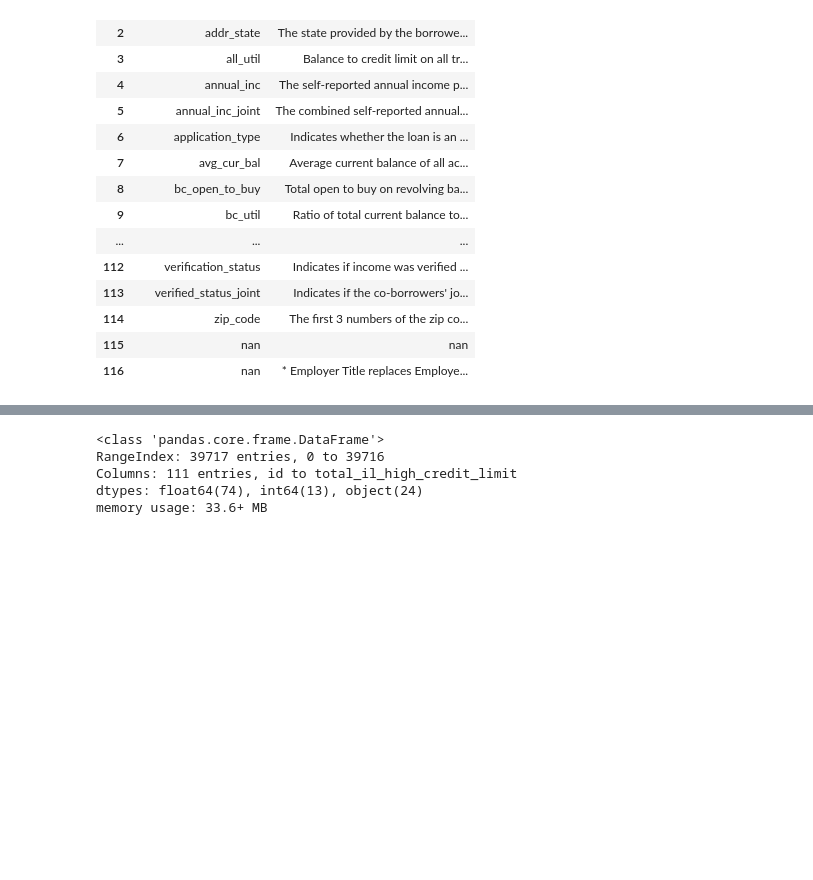
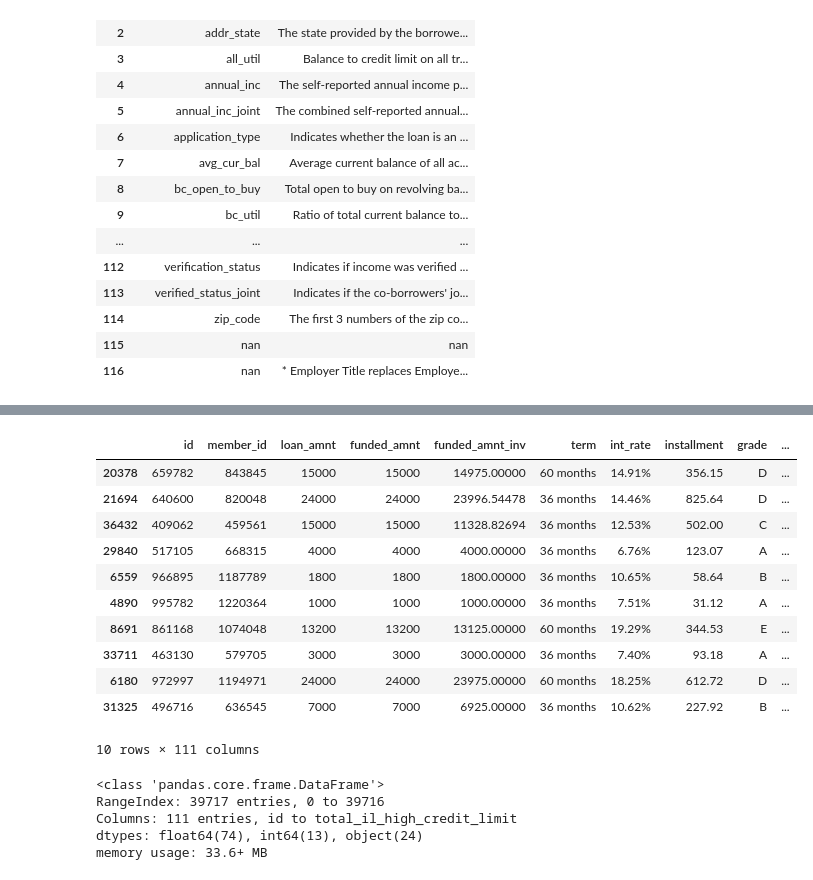
Before and after one commit to SouhardyaBiswas/Lending_Club_CaseStudy, a Jupyter notebook: code/Lending_Club_Case_Study.ipynb, the cells around one changed output, grey strips where cells are left out. Cells and saved outputs as stored; diff of their text form; code cells hidden in the pictures; blank space fills up the shorter version.

```diff
--- a/code/Lending_Club_Case_Study.ipynb
+++ b/code/Lending_Club_Case_Study.ipynb
@@ -237,3 +237,18 @@ loan_df.tail()
+# %%
+loan_df.sample(10)
+# %% [output]
+|  | id | member_id | loan_amnt | funded_amnt | funded_amnt_inv | term | int_rate | installment | grade | ... |
+| 20378 | 659782 | 843845 | 15000 | 15000 | 14975.00000 | 60 months | 14.91% | 356.15 | D | ... |
+| 21694 | 640600 | 820048 | 24000 | 24000 | 23996.54478 | 36 months | 14.46% | 825.64 | D | ... |
+| 36432 | 409062 | 459561 | 15000 | 15000 | 11328.82694 | 36 months | 12.53% | 502.00 | C | ... |
+| 29840 | 517105 | 668315 | 4000 | 4000 | 4000.00000 | 36 months | 6.76% | 123.07 | A | ... |
+| 6559 | 966895 | 1187789 | 1800 | 1800 | 1800.00000 | 36 months | 10.65% | 58.64 | B | ... |
+| 4890 | 995782 | 1220364 | 1000 | 1000 | 1000.00000 | 36 months | 7.51% | 31.12 | A | ... |
+| 8691 | 861168 | 1074048 | 13200 | 13200 | 13125.00000 | 60 months | 19.29% | 344.53 | E | ... |
+| 33711 | 463130 | 579705 | 3000 | 3000 | 3000.00000 | 36 months | 7.40% | 93.18 | A | ... |
+| 6180 | 972997 | 1194971 | 24000 | 24000 | 23975.00000 | 60 months | 18.25% | 612.72 | D | ... |
+| 31325 | 496716 | 636545 | 7000 | 7000 | 6925.00000 | 36 months | 10.62% | 227.92 | B | ... |
+10 rows × 111 columns
 # %%
 loan_df.info()
 # %% [output]
```
Also changed, not shown: parts of 22 cells of this notebook.
